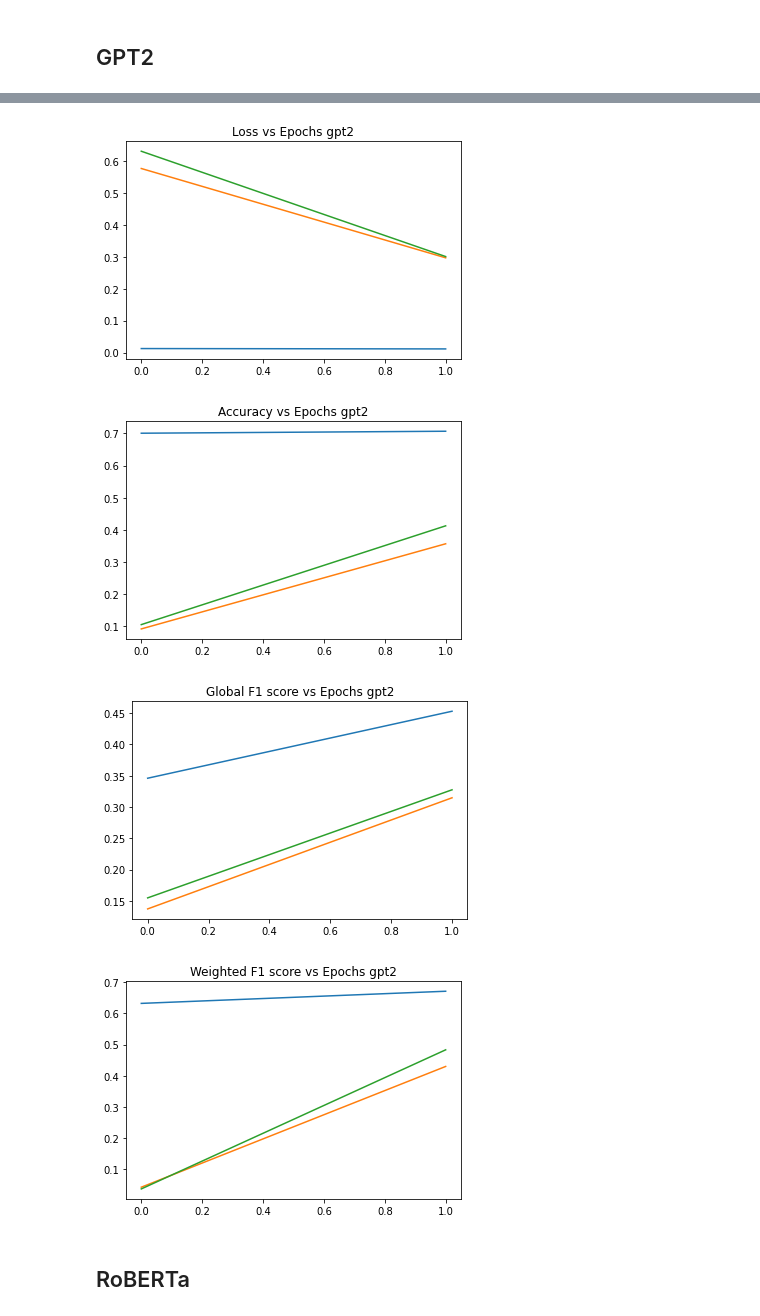
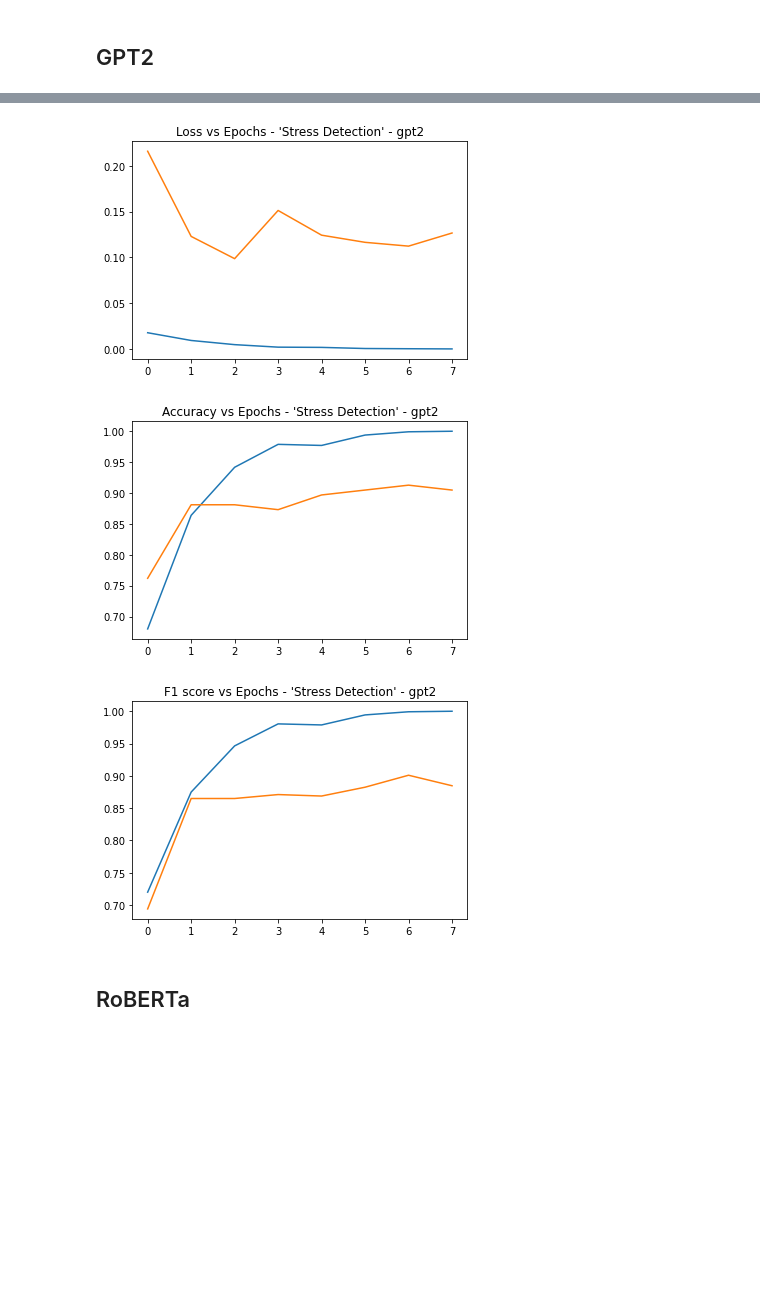
Before and after one commit to alonmoses/Advanced-ML-Final-Project, a Jupyter notebook: run_project_dreaddit.ipynb, the cells around one changed output, grey strips where cells are left out. Saved outputs shown, nothing was run; the diff lists cells and outputs as text; code cells hidden in the pictures; blank space fills up the shorter version.

```diff
--- a/run_project_dreaddit.ipynb
+++ b/run_project_dreaddit.ipynb
@@ -125,7 +70,7 @@ Test- accuracy: 0.8248494800218938, F1: 0.30589839999145113
 # %% [markdown]
 ## GPT2
 # %%
-model_main(model='gpt2')
+model_main(model='gpt2', dataset='stress_detection')
 # %% [output]
 Some weights of GPT2ForSequenceClassification were not initialized from the model checkpoint at gpt2 and are newly initialized: ['score.weight']
 You should probably TRAIN this model on a down-stream task to be able to use it for predictions and inference.
@@ -146,7 +96,6 @@ Test- accuracy: 0.4126984126984127, F1: 0.3274997082345714
-[figure, old version]
+[figure, new version]
-[figure, old version]
+[figure, new version]
-[figure, old version]
+[figure, new version]
-[figure, removed]
 # %% [markdown]
 ## RoBERTa
 # %%
```
Also changed, not shown: parts of 11 cells of this notebook, 33 other files.
